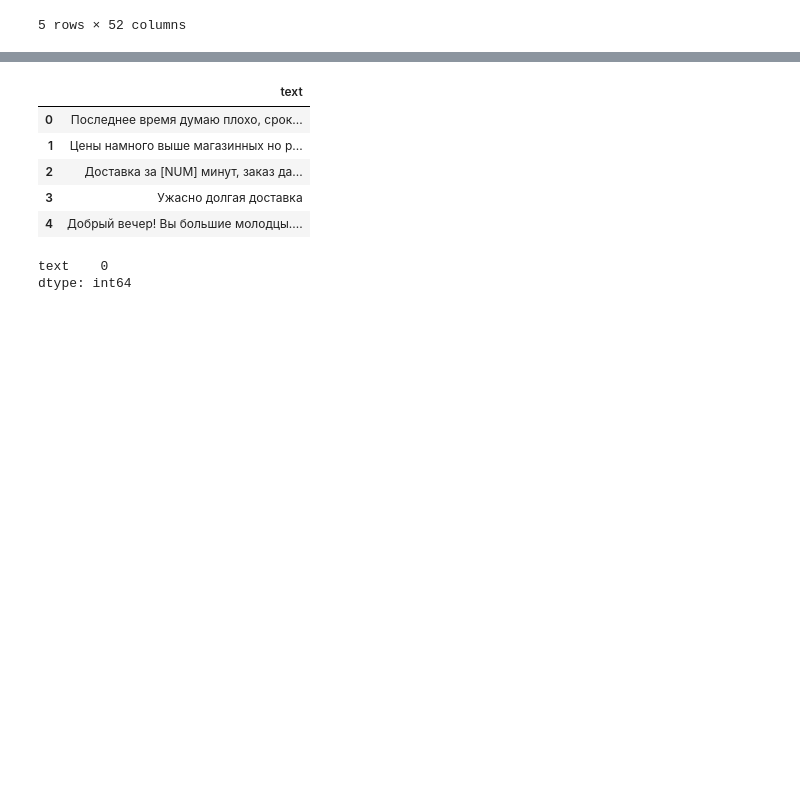
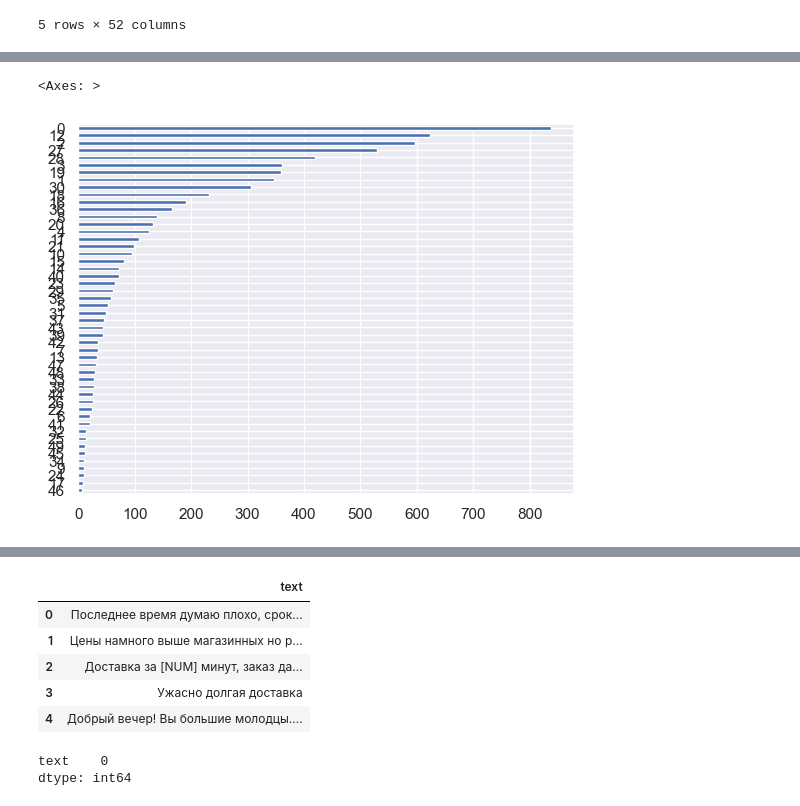
Before and after one commit to KatieGalaeva/exp1, a Jupyter notebook: NLP_intensive/hackathon/baseline_my_lstm.ipynb, the cells around one changed output, grey strips where cells are left out. Saved outputs shown, nothing was run; the diff lists cells and outputs as text; code cells hidden in the pictures; blank space fills up the shorter version.

```diff
--- a/NLP_intensive/hackathon/baseline_my_lstm.ipynb
+++ b/NLP_intensive/hackathon/baseline_my_lstm.ipynb
@@ -86,3 +92,10 @@ X_train.head()
+# %%
+LABEL_COLUMNS = df.columns.tolist()[2:]
+
+df[LABEL_COLUMNS].sum().sort_values().plot(kind="barh")
+# %% [output]
+<Axes: >
+[figure, added]
 # %%
 def preprocess_text(data):
   data = data['text']
```
Also changed, not shown: parts of 11 cells of this notebook.
